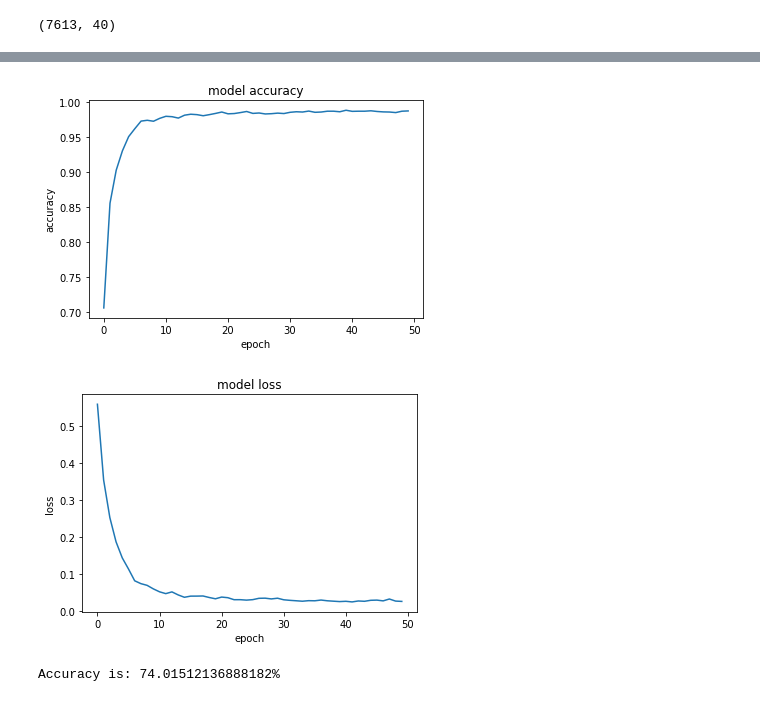
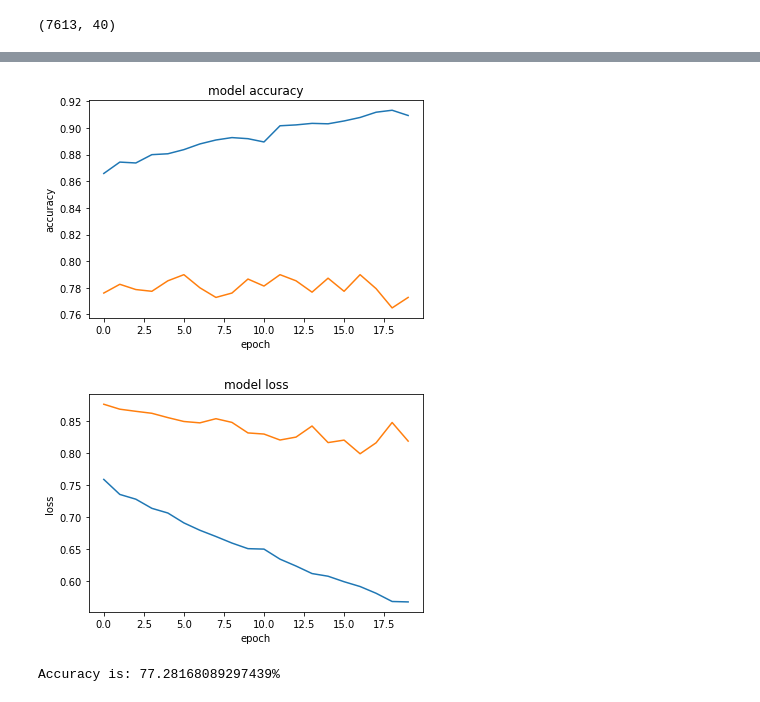
Before and after one commit to JeanConstantin/Twitter-disaster-recognition, a Jupyter notebook: Twitter-disaster.ipynb, the cells around one changed output, grey strips where cells are left out. Saved outputs shown, nothing was run; the diff lists cells and outputs as text; code cells hidden in the pictures.

```diff
--- a/Twitter-disaster.ipynb
+++ b/Twitter-disaster.ipynb
@@ -229,7 +218,7 @@ MAX_NB_WORDS = 10000
 # Max number of words in each complaint.
 MAX_SEQUENCE_LENGTH = 40
 # This is fixed.
-EMBEDDING_DIM = 50
+EMBEDDING_DIM = 300
 
 tokenizer = Tokenizer(num_words=MAX_NB_WORDS, lower=True)
 tokenizer.fit_on_texts(train_dataset['text'].values)
@@ -255,7 +244,7 @@ y_train_dataset = np.array(train_dataset['target'])
 # %%
 #Split train and test data
 from sklearn.model_selection import train_test_split
-X_train, X_test, y_train, y_test = train_test_split(X_train_dataset, y_train_dataset, test_size=0.33, random_state=42)
+X_train, X_test, y_train, y_test = train_test_split(X_train_dataset, y_train_dataset, test_size=0.2, random_state=30)
 # %%
 X_train_dataset.shape
 # %% [output]
@@ -269,8 +258,8 @@ from keras import regularizers
 
 model_rnn = Sequential()
 model_rnn.add(Embedding(MAX_NB_WORDS, EMBEDDING_DIM, input_length=X_train_dataset.shape[1]))
-model_rnn.add(SpatialDropout1D(0.3))
-model_rnn.add(LSTM(EMBEDDING_DIM, dropout=0.3, recurrent_dropout=0.3))
+model_rnn.add(SpatialDropout1D(0.5))
+model_rnn.add(LSTM(EMBEDDING_DIM, dropout=0.5))
 model_rnn.add(Dense(40, activation='sigmoid', kernel_regularizer=regularizers.l2(0.01)))
 model_rnn.add(Dense(1, activation='sigmoid' , kernel_regularizer=regularizers.l2(0.01)))
 model_rnn.compile(loss='binary_crossentropy', optimizer=Adam(lr=0.0001), metrics=['accuracy'])
@@ -296,8 +285,8 @@ Non-trainable params: 0
 _________________________________________________________________
 # %%
 #fit the model
-epochs = 50
-batch_size = 300
+epochs = 20
+batch_size = 1000
 
 history = model_rnn.fit(X_train, y_train, epochs=epochs, batch_size=batch_size, validation_data=(X_test, y_test))
 # %% [output]
@@ -322,22 +310,23 @@ KeyboardInterrupt:
 # %%
 import matplotlib.pyplot as plt
 # summarize history for accuracy
 plt.plot(history.history['accuracy'])
+plt.plot(history.history['val_accuracy'])
 plt.title('model accuracy')
 plt.ylabel('accuracy')
 plt.xlabel('epoch')
 plt.show()
 # summarize history for loss
 plt.plot(history.history['loss'])
 plt.plot(history.history['val_loss'])
 plt.title('model loss')
 plt.ylabel('loss')
 plt.xlabel('epoch')
 
 plt.show()
 # %% [output]
-[figure, old version]
+[figure, new version]
-[figure, old version]
+[figure, new version]
 # %%
 from sklearn.metrics import accuracy_score
 y_test_predicted = model_rnn.predict(X_test)
@@ -346,4 +335,4 @@ y_test_predicted = np.where(y_test_predicted < 0.5, 0, y_test_predicted)
 accuracy = accuracy_score(y_test, y_test_predicted)
 print('Accuracy is: '+ str(100*accuracy)+'%')
 # %% [output]
-Accuracy is: 74.01512136888182%
+Accuracy is: 77.28168089297439%
```
Also changed, not shown: parts of 19 cells of this notebook.
